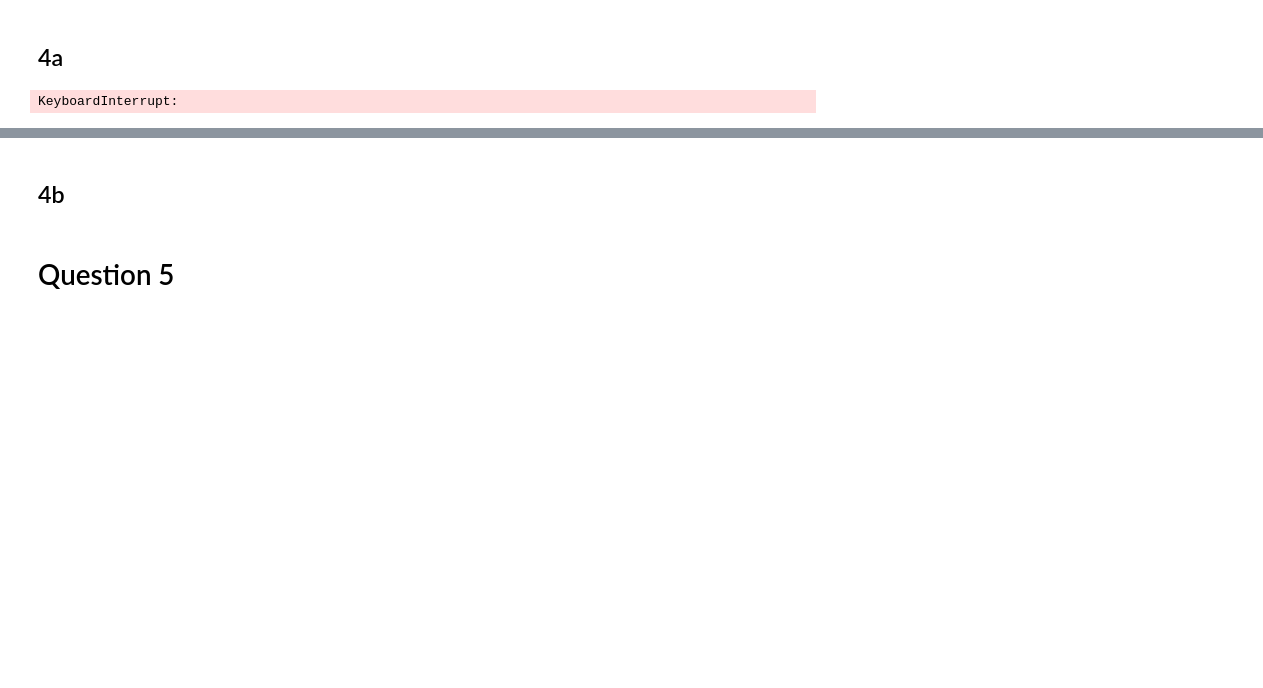
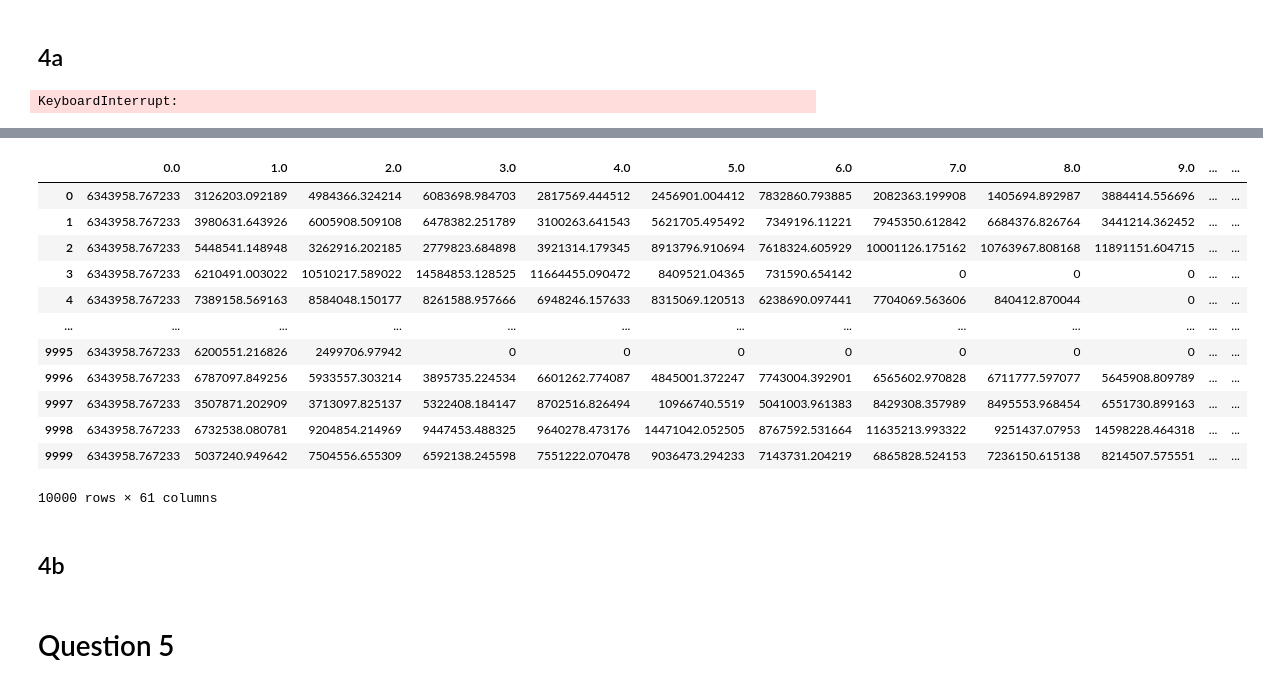
Before and after one commit to haileyvu9/CCSR, a Jupyter notebook: Assignment 3.ipynb, the cells around one changed output, grey strips where cells are left out. Saved outputs shown, nothing was run; the diff lists cells and outputs as text; code cells hidden in the pictures; blank space fills up the shorter version.

```diff
--- a/Assignment 3.ipynb
+++ b/Assignment 3.ipynb
@@ -933,3 +1022,19 @@ KeyboardInterrupt:
+# %%
+positive_netting
+# %% [output]
+|  | 0.0 | 1.0 | 2.0 | 3.0 | 4.0 | 5.0 | 6.0 | 7.0 | 8.0 | 9.0 | ... | ... |
+| 0 | 6343958.767233 | 3126203.092189 | 4984366.324214 | 6083698.984703 | 2817569.444512 | 2456901.004412 | 7832860.793885 | 2082363.199908 | 1405694.892987 | 3884414.556696 | ... | ... |
+| 1 | 6343958.767233 | 3980631.643926 | 6005908.509108 | 6478382.251789 | 3100263.641543 | 5621705.495492 | 7349196.11221 | 7945350.612842 | 6684376.826764 | 3441214.362452 | ... | ... |
+| 2 | 6343958.767233 | 5448541.148948 | 3262916.202185 | 2779823.684898 | 3921314.179345 | 8913796.910694 | 7618324.605929 | 10001126.175162 | 10763967.808168 | 11891151.604715 | ... | ... |
+| 3 | 6343958.767233 | 6210491.003022 | 10510217.589022 | 14584853.128525 | 11664455.090472 | 8409521.04365 | 731590.654142 | 0 | 0 | 0 | ... | ... |
+| 4 | 6343958.767233 | 7389158.569163 | 8584048.150177 | 8261588.957666 | 6948246.157633 | 8315069.120513 | 6238690.097441 | 7704069.563606 | 840412.870044 | 0 | ... | ... |
+| ... | ... | ... | ... | ... | ... | ... | ... | ... | ... | ... | ... | ... |
+| 9995 | 6343958.767233 | 6200551.216826 | 2499706.97942 | 0 | 0 | 0 | 0 | 0 | 0 | 0 | ... | ... |
+| 9996 | 6343958.767233 | 6787097.849256 | 5933557.303214 | 3895735.224534 | 6601262.774087 | 4845001.372247 | 7743004.392901 | 6565602.970828 | 6711777.597077 | 5645908.809789 | ... | ... |
+| 9997 | 6343958.767233 | 3507871.202909 | 3713097.825137 | 5322408.184147 | 8702516.826494 | 10966740.5519 | 5041003.961383 | 8429308.357989 | 8495553.968454 | 6551730.899163 | ... | ... |
+| 9998 | 6343958.767233 | 6732538.080781 | 9204854.214969 | 9447453.488325 | 9640278.473176 | 14471042.052505 | 8767592.531664 | 11635213.993322 | 9251437.07953 | 14598228.464318 | ... | ... |
+| 9999 | 6343958.767233 | 5037240.949642 | 7504556.655309 | 6592138.245598 | 7551222.070478 | 9036473.294233 | 7143731.204219 | 6865828.524153 | 7236150.615138 | 8214507.575551 | ... | ... |
+10000 rows × 61 columns
 # %%
 # Plot the results
 plt.plot(fs, cva_col)
```
Also changed, not shown: parts of 41 cells of this notebook.
